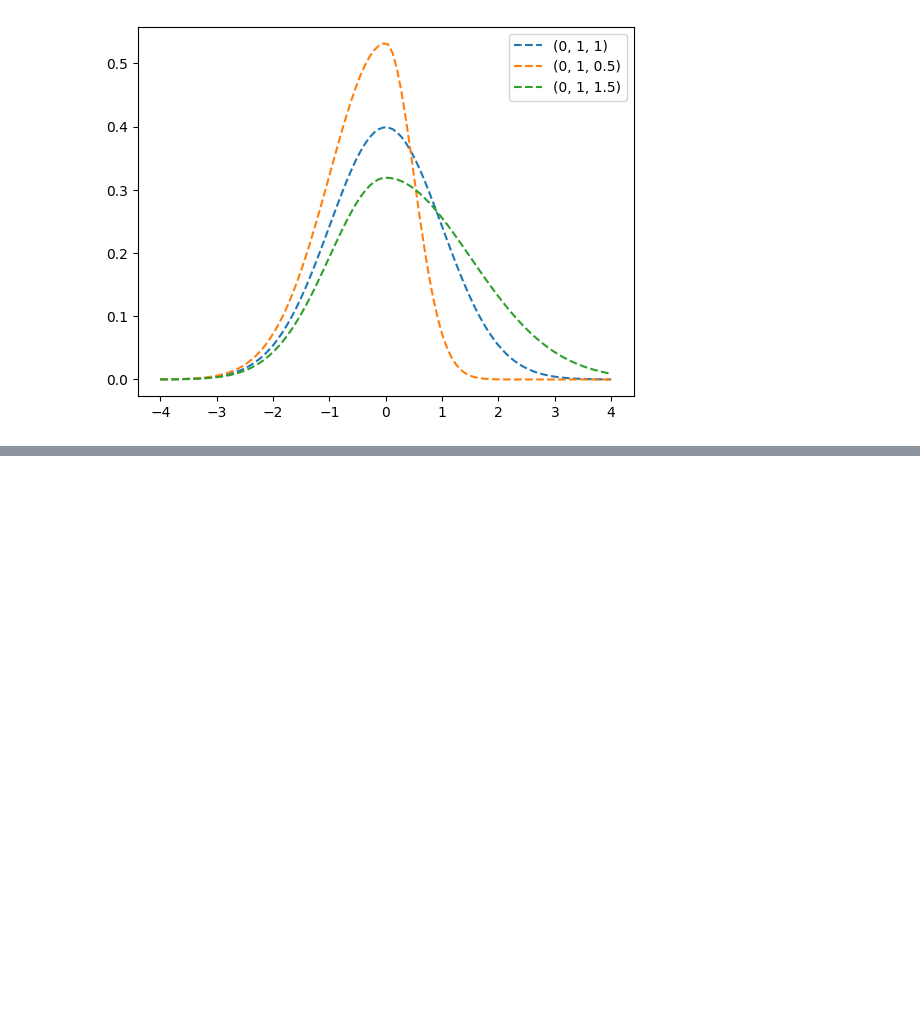
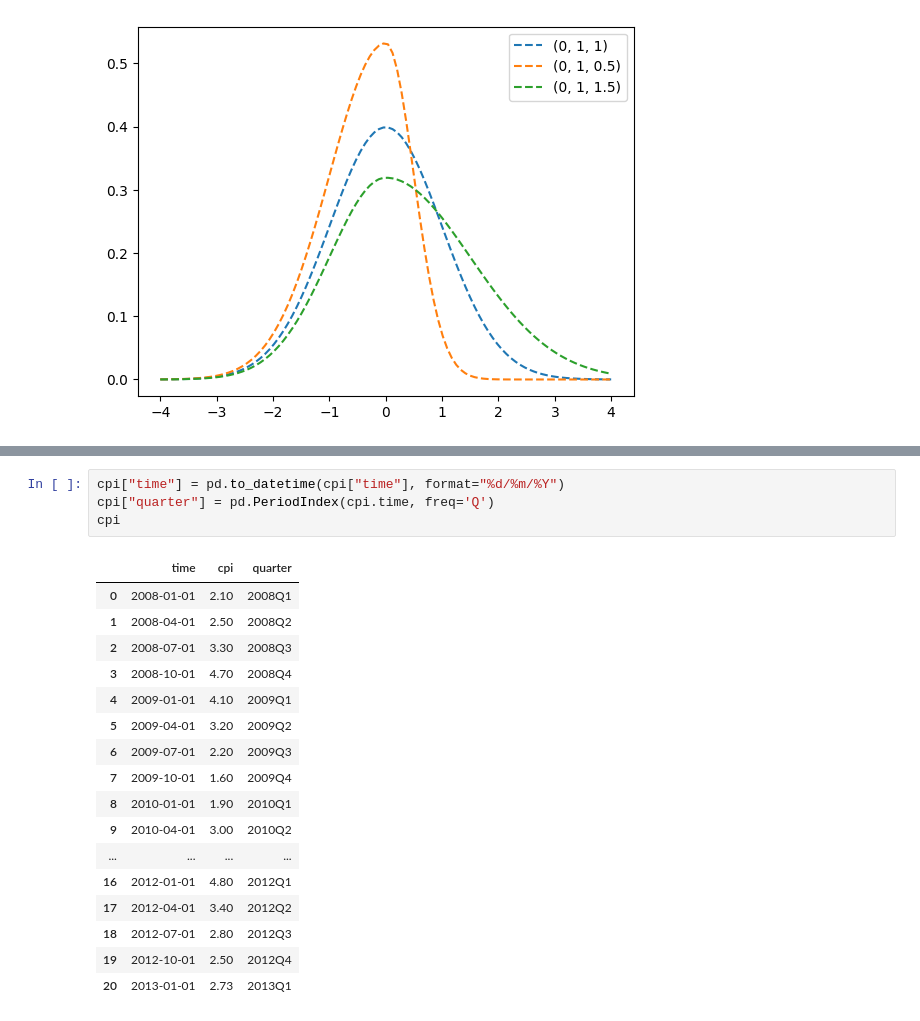
Before and after one commit to Vuong-Chu/Projects, a Jupyter notebook: Python/Econometrics/Fan_chart.ipynb, the cells around one changed output, grey strips where cells are left out. Drawn from its saved outputs; the diff is of its cells as text; blank space fills up the shorter version.

```diff
--- a/Python/Econometrics/Fan_chart.ipynb
+++ b/Python/Econometrics/Fan_chart.ipynb
@@ -115,0 +107,22 @@ ar1.forecast(100, signal_only=True)
+# %%
+cpi["time"] = pd.to_datetime(cpi["time"], format="%d/%m/%Y")
+cpi["quarter"] = pd.PeriodIndex(cpi.time, freq='Q')
+cpi
+# %% [output]
+|  | time | cpi | quarter |
+| 0 | 2008-01-01 | 2.10 | 2008Q1 |
+| 1 | 2008-04-01 | 2.50 | 2008Q2 |
+| 2 | 2008-07-01 | 3.30 | 2008Q3 |
+| 3 | 2008-10-01 | 4.70 | 2008Q4 |
+| 4 | 2009-01-01 | 4.10 | 2009Q1 |
+| 5 | 2009-04-01 | 3.20 | 2009Q2 |
+| 6 | 2009-07-01 | 2.20 | 2009Q3 |
+| 7 | 2009-10-01 | 1.60 | 2009Q4 |
+| 8 | 2010-01-01 | 1.90 | 2010Q1 |
+| 9 | 2010-04-01 | 3.00 | 2010Q2 |
+| ... | ... | ... | ... |
+| 16 | 2012-01-01 | 4.80 | 2012Q1 |
+| 17 | 2012-04-01 | 3.40 | 2012Q2 |
+| 18 | 2012-07-01 | 2.80 | 2012Q3 |
+| 19 | 2012-10-01 | 2.50 | 2012Q4 |
+| 20 | 2013-01-01 | 2.73 | 2013Q1 |
```
Also changed, not shown: parts of 14 cells of this notebook.
